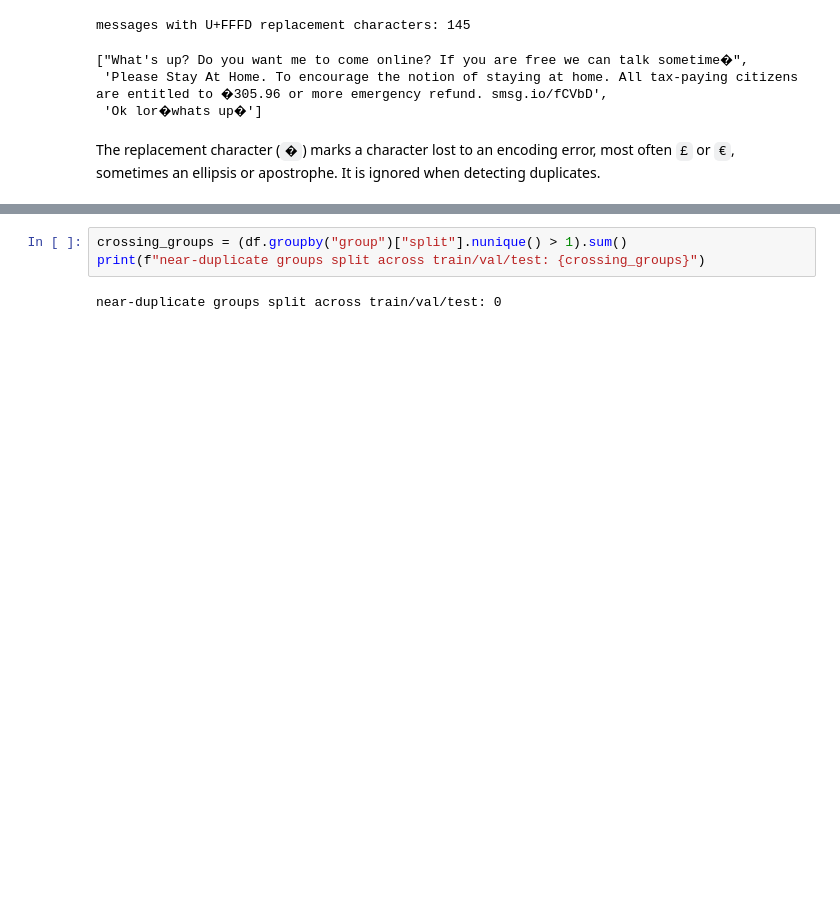
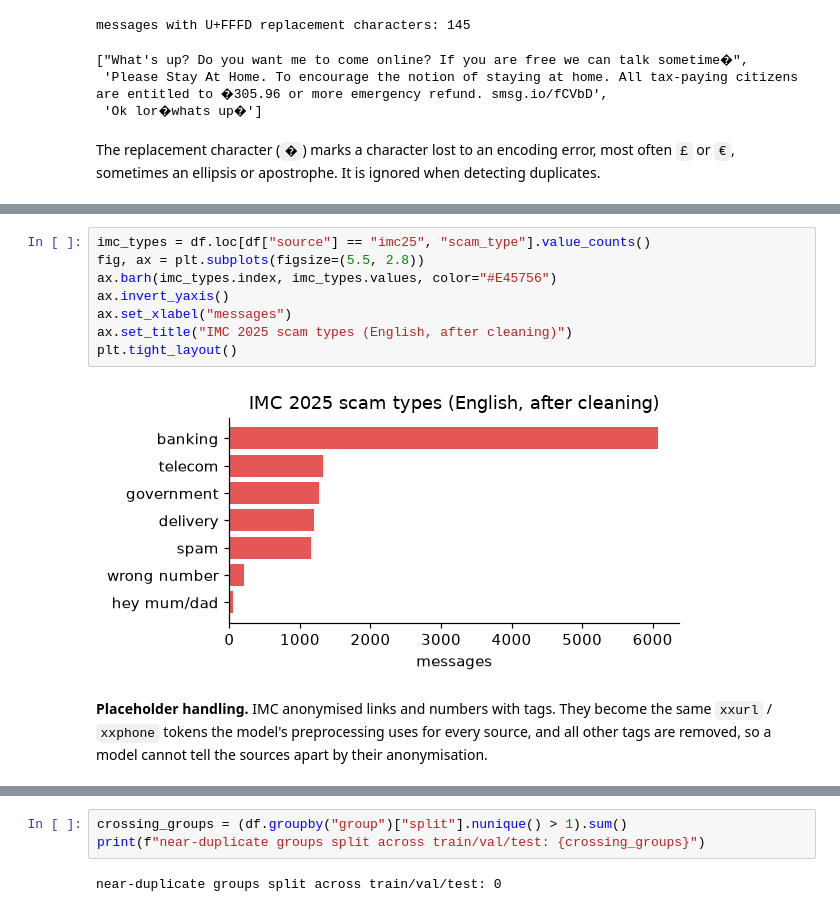
Before and after one commit to rehanbigs/scamsleuth, a Jupyter notebook: notebooks/01_eda.ipynb, the cells around one changed output, grey strips where cells are left out. Drawn from its saved outputs; the diff is of its cells as text; blank space fills up the shorter version.

```diff
--- a/notebooks/01_eda.ipynb
+++ b/notebooks/01_eda.ipynb
@@ -112,0 +151,12 @@ The replacement character (`�`) marks a character lost to an encoding error, m
+# %%
+imc_types = df.loc[df["source"] == "imc25", "scam_type"].value_counts()
+fig, ax = plt.subplots(figsize=(5.5, 2.8))
+ax.barh(imc_types.index, imc_types.values, color="#E45756")
+ax.invert_yaxis()
+ax.set_xlabel("messages")
+ax.set_title("IMC 2025 scam types (English, after cleaning)")
+plt.tight_layout()
+# %% [output]
+[figure, added]
+# %% [markdown]
+**Placeholder handling.** IMC anonymised links and numbers with tags. They become the same `xxurl` / `xxphone` tokens the model's preprocessing uses for every source, and all other tags are removed, so a model cannot tell the sources apart by their anonymisation.
```
Also changed, not shown: parts of 16 cells of this notebook, 9 other files.
